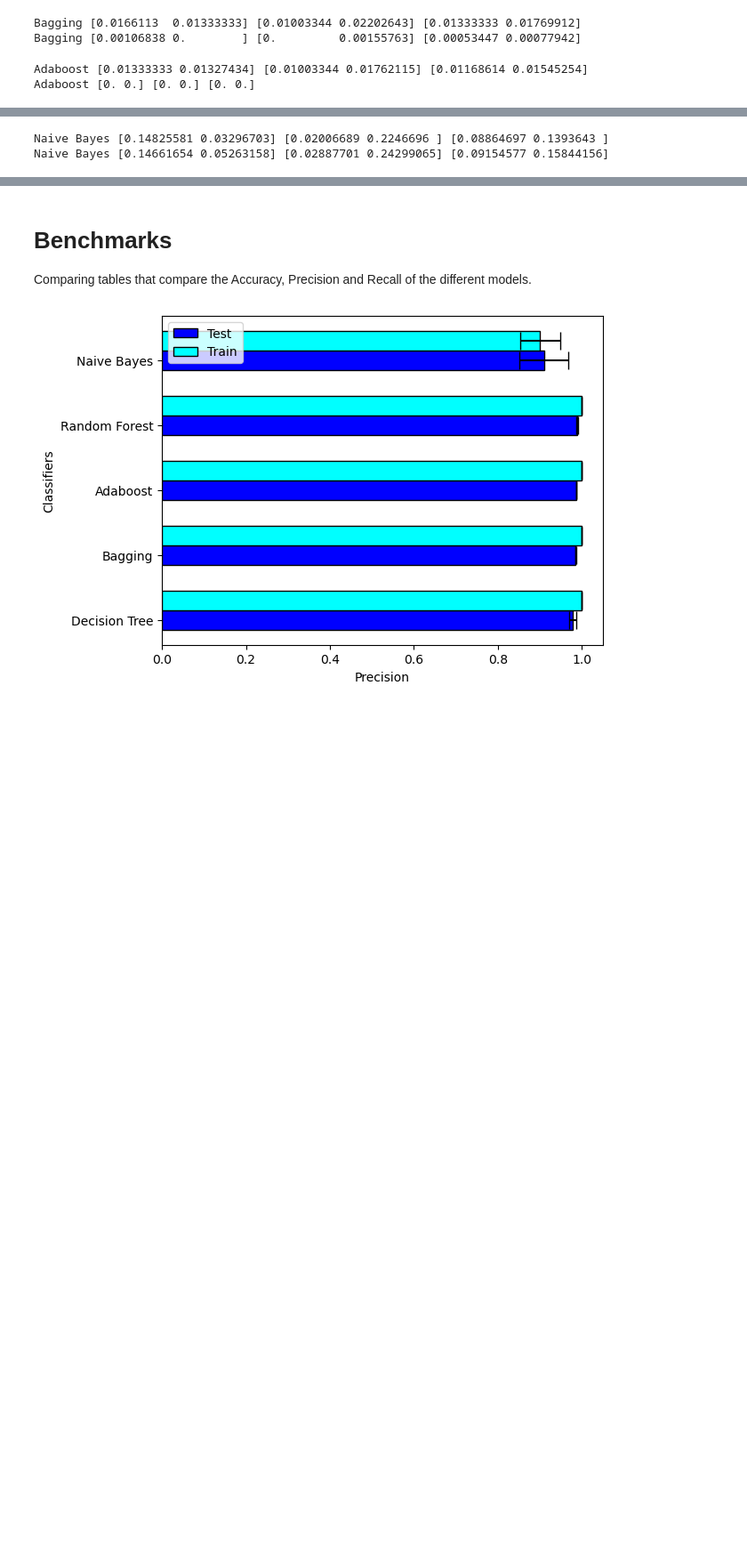
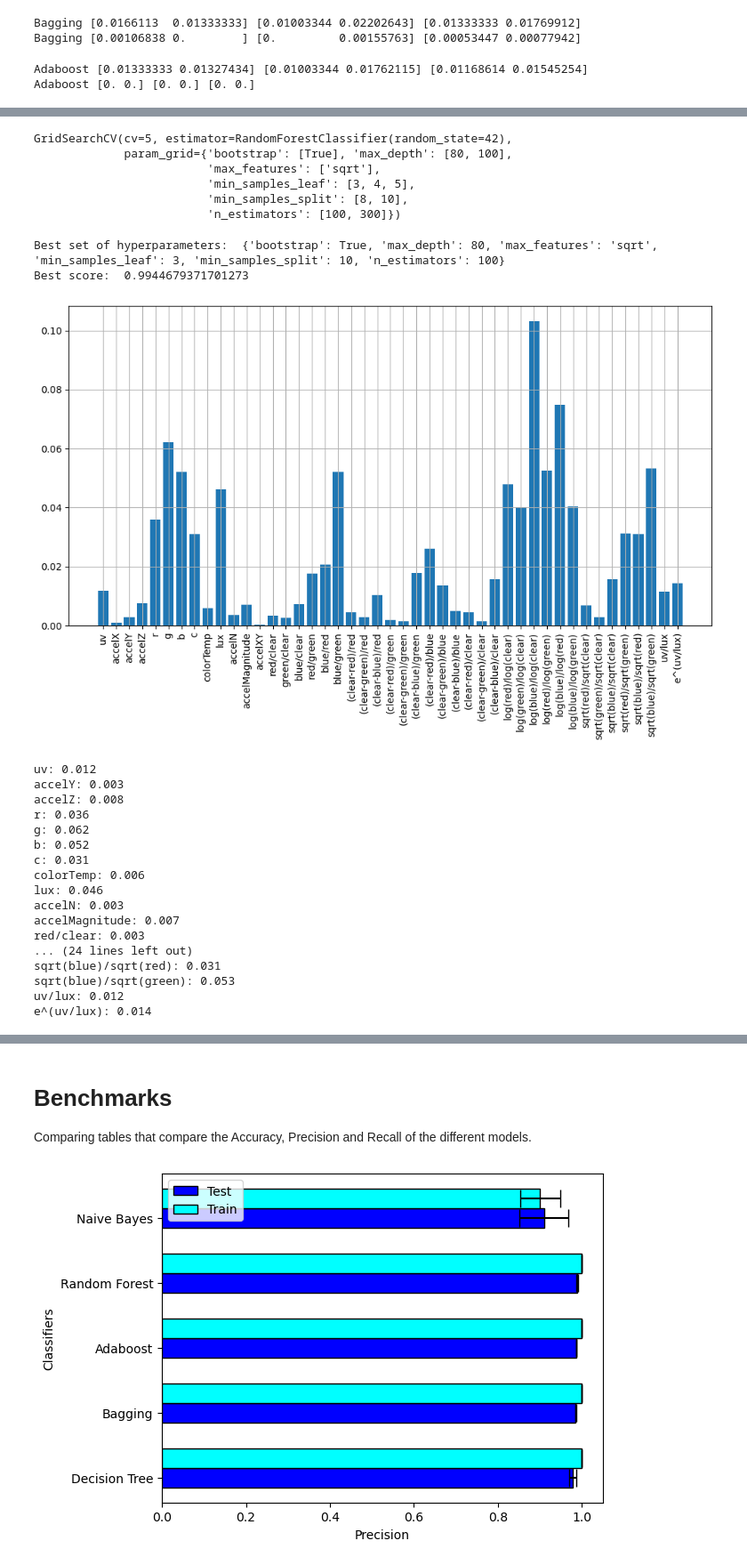
Before and after one commit to uoa-compsci399-s1-2024/capstone-project-2024-s1-team-14-neox, a Jupyter notebook: classification/local/classification.ipynb, the cells around one changed output, grey strips where cells are left out. Shown at 89% size. Saved outputs shown, nothing was run; the diff lists cells and outputs as text; code cells hidden in the pictures; blank space fills up the shorter version.

```diff
--- a/classification/local/classification-feature-engineering.ipynb
+++ b/classification/local/classification.ipynb
@@ -283,21 +391,59 @@ Random Forest [0.00106838 0.        ] [0.         0.00155763] [0.00053447 0.0007
-# %%
-naive_bayes = GaussianNB()
-naive_bayes.fit(x_train, y_train)
-
-test_score = naive_bayes.score(x_test, y_test)
-train_score = naive_bayes.score(x_train, y_train)
-
-
-
-
-
-
-test_predictions = naive_bayes.predict(x_test)
-train_predictions = naive_bayes.predict(x_train)
-
-name = "Naive Bayes"
-set_accuracies(name, train_score, test_score)
-set_precisions_recall_f_score(y_test, test_predictions, y_train, train_predictions, name)
-# %% [output]
-Naive Bayes [0.14825581 0.03296703] [0.02006689 0.2246696 ] [0.08864697 0.1393643 ]
-Naive Bayes [0.14661654 0.05263158] [0.02887701 0.24299065] [0.09154577 0.15844156]
+# %%
+rf_param_grid = {
+    'bootstrap': [True],
+    'max_depth': [80, 100],
+    'max_features': ['sqrt'],
+    'min_samples_leaf': [3, 4, 5],
+    'min_samples_split': [8, 10],
+    'n_estimators': [100, 300]
+}
+
+
+rf_model = RandomForestClassifier(random_state=42)
+rf_grid_search = GridSearchCV(rf_model, rf_param_grid, cv=5)
+
+rf_grid_search.fit(X_train, y_train)
+# %% [output]
+GridSearchCV(cv=5, estimator=RandomForestClassifier(random_state=42),
+             param_grid={'bootstrap': [True], 'max_depth': [80, 100],
+                         'max_features': ['sqrt'],
+                         'min_samples_leaf': [3, 4, 5],
+                         'min_samples_split': [8, 10],
+                         'n_estimators': [100, 300]})
+# %%
+
+print("Best set of hyperparameters: ", rf_grid_search.best_params_)
+print("Best score: ", rf_grid_search.best_score_)
+
+feature_importances = rf_grid_search.best_estimator_.feature_importances_
+
+fig = plt.figure(figsize=(12,6))
+plt.bar(column_names, feature_importances)
+plt.xticks(rotation=90)
+plt.grid()
+plt.show()
+
+for feature, importance in zip(column_names, feature_importances):
+    if importance > 0.002:
+        print(f"{feature}: {importance:.3f}")
+# %% [output]
+Best set of hyperparameters:  {'bootstrap': True, 'max_depth': 80, 'max_features': 'sqrt', 'min_samples_leaf': 3, 'min_samples_split': 10, 'n_estimators': 100}
+Best score:  0.9944679371701273
+[figure, added]
+uv: 0.012
+accelY: 0.003
+accelZ: 0.008
+r: 0.036
+g: 0.062
+b: 0.052
+c: 0.031
+colorTemp: 0.006
+lux: 0.046
+accelN: 0.003
+accelMagnitude: 0.007
+red/clear: 0.003
+... (24 lines left out)
+sqrt(blue)/sqrt(red): 0.031
+sqrt(blue)/sqrt(green): 0.053
+uv/lux: 0.012
+e^(uv/lux): 0.014
```
Also changed, not shown: parts of 18 cells of this notebook, 19 other files.
